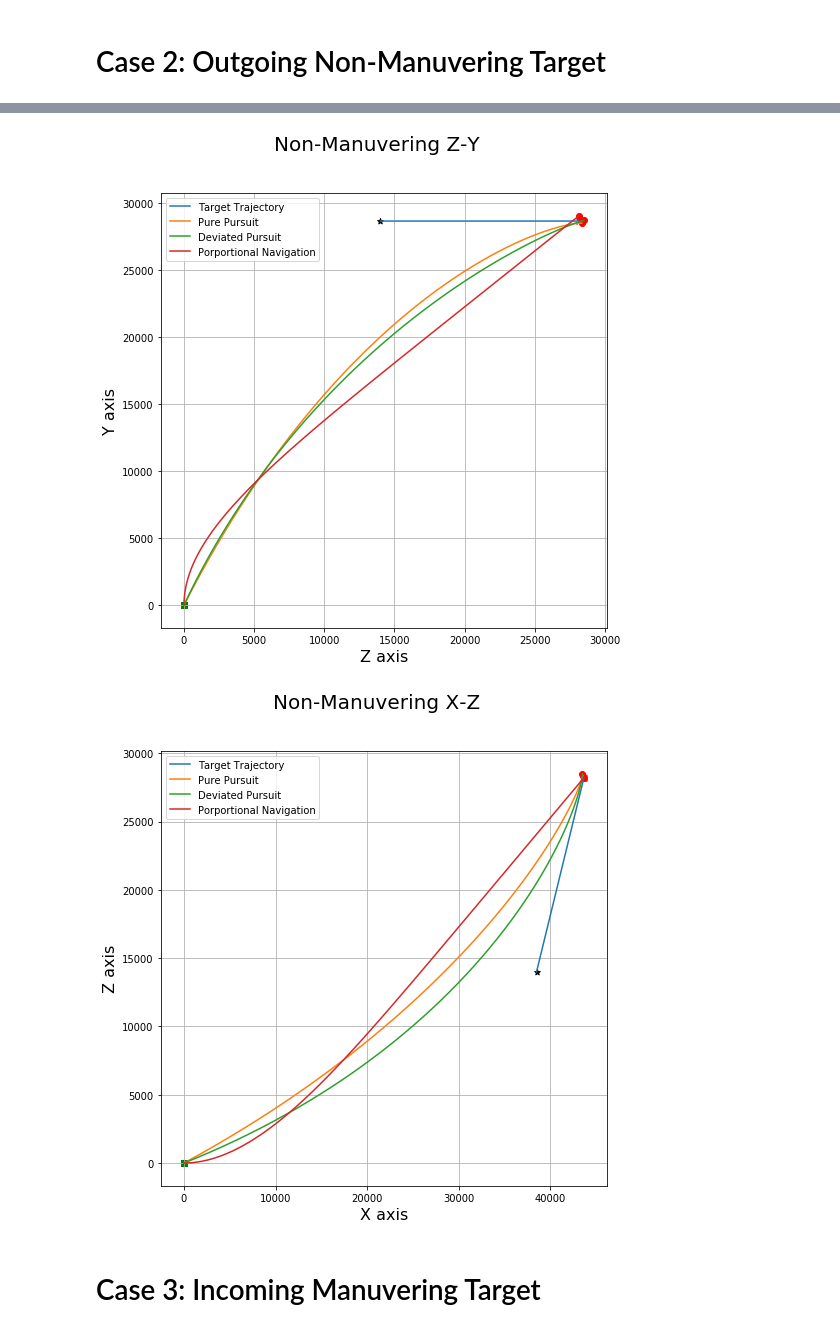
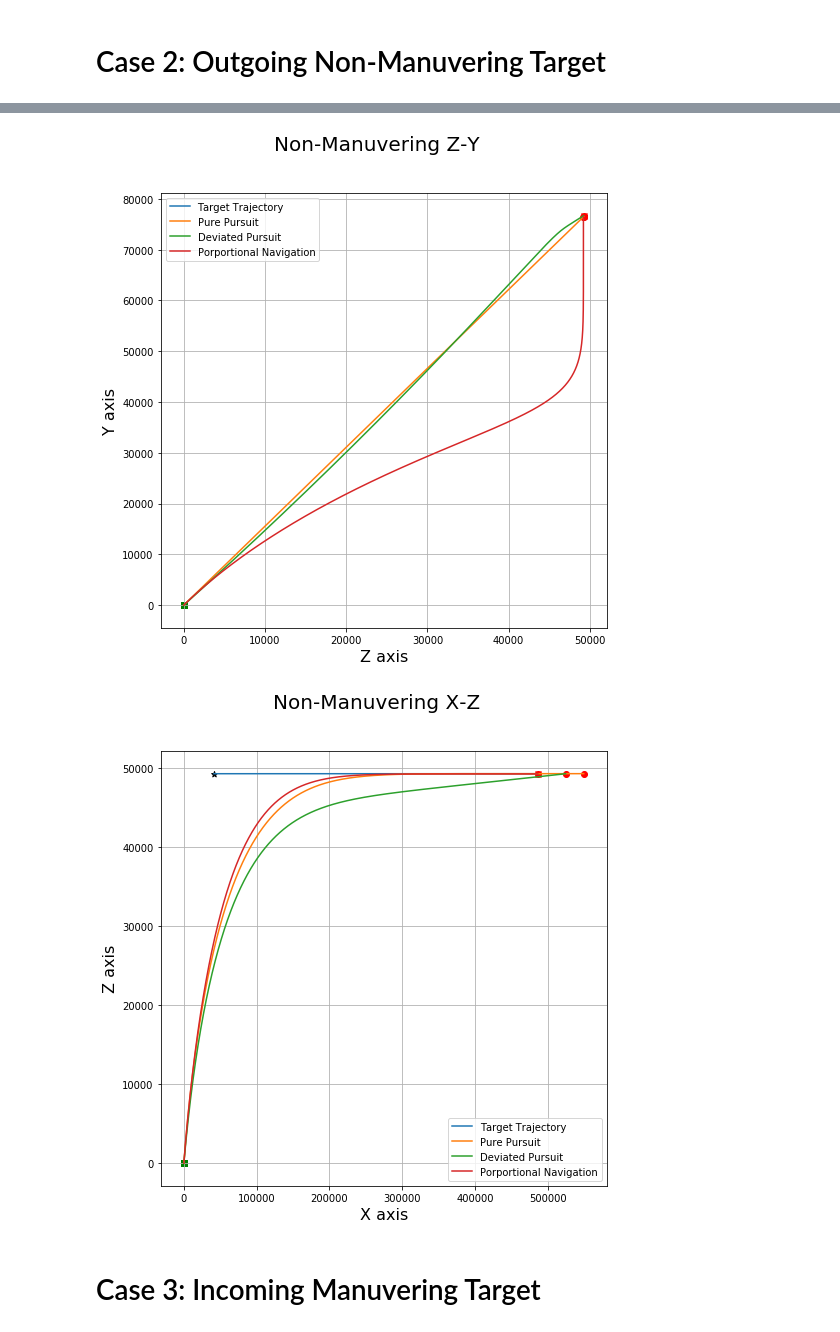
Before and after one commit to Abdelrahman350/Guidance, a Jupyter notebook: Homing Missile's Guidance Simulation.ipynb, the cells around one changed output, grey strips where cells are left out. Cells and saved outputs as stored; diff of their text form; code cells hidden in the pictures.

```diff
--- a/Homing Missile's Guidance Simulation.ipynb
+++ b/Homing Missile's Guidance Simulation.ipynb
@@ -326,18 +382,17 @@ class Simulation:
 # %%
-D0 = 50000
-epsilon0 = 35
-sigma0 = 20
-VT = 200
+D0 = 100000
+epsilon0 = 50
+sigma0 = 15
+VT = 600
 VM = 800
 dt = 0.01
 tf = 1000
 theta_t = 0
-phi_t = 70
-theta_m = 0
-phi_m = 0
+phi_t = 0
 S = 1
-manuver_target = True
-G = 0
-caseGeneral = Simulation(D0, epsilon0, sigma0, VT, VM, dt, tf, theta_t, phi_t, theta_m, phi_m)
+manuver_target = False
+
+G = 3
+caseGeneral = Simulation(D0, epsilon0, sigma0, VT, VM, dt, tf, theta_t, phi_t)
 target, missile, t, Jtheta, Jphi = caseGeneral.simulation(G, S, manuver_target, plot = True)
 # %% [output]
@@ -493,8 +548,9 @@ PlotComparisons(target0, missile0, missile1, missile2, view = "XZ", title = "Non
 # Case 2: Outgoing Non-Manuvering Target
 # %%
 theta_t = 0
-case2 = Simulation(D0, epsilon0, sigma0, VT, VM, dt, tf, theta_t, phi_t, theta_m, phi_m)
+case2 = Simulation(D0, epsilon0, sigma0, VT, VM, dt, tf, theta_t, phi_t)
 target0, missile0, t0, Jtheta0, Jphi0 = case2.simulation(G = 0, S = 1, manuver_target = False, plot = False)
 target1, missile1, t1, Jtheta1, Jphi1 = case2.simulation(G = 1, S = 1, manuver_target = False, plot = False)
 target2, missile2, t2, Jtheta2, Jphi2 = case2.simulation(G = 2, S = 1, manuver_target = False, plot = False)
+target3, missile3, t3, Jtheta3, Jphi3 = case1.simulation(G = 3, S = 1, manuver_target = False, plot = False)
 # %% [output]
@@ -512,11 +569,11 @@ PlotComparisons(target0, missile0, missile1, missile2, view = "XY", title = "Non
 # %%
-PlotComparisons(target0, missile0, missile1, missile2, view = "ZY", title = "Non-Manuvering Z-Y")
+PlotComparisons(target2, missile0, missile1, missile2, view = "ZY", title = "Non-Manuvering Z-Y")
 # %% [output]
-[figure, old version]
+[figure, new version]
 # %%
-PlotComparisons(target0, missile0, missile1, missile2, view = "XZ", title = "Non-Manuvering X-Z")
+PlotComparisons(target2, missile0, missile1, missile2, view = "XZ", title = "Non-Manuvering X-Z")
 # %% [output]
-[figure, old version]
+[figure, new version]
 # %% [markdown]
 # Case 3: Incoming Manuvering Target
 # %%
```
Also changed, not shown: parts of 35 cells of this notebook.
